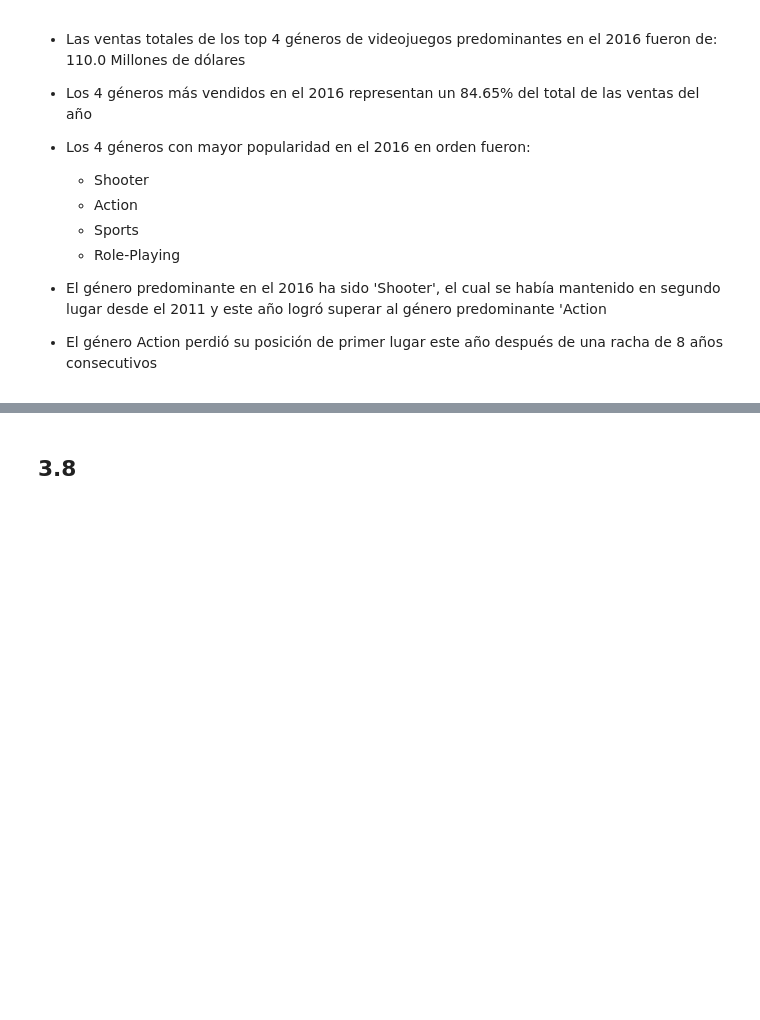
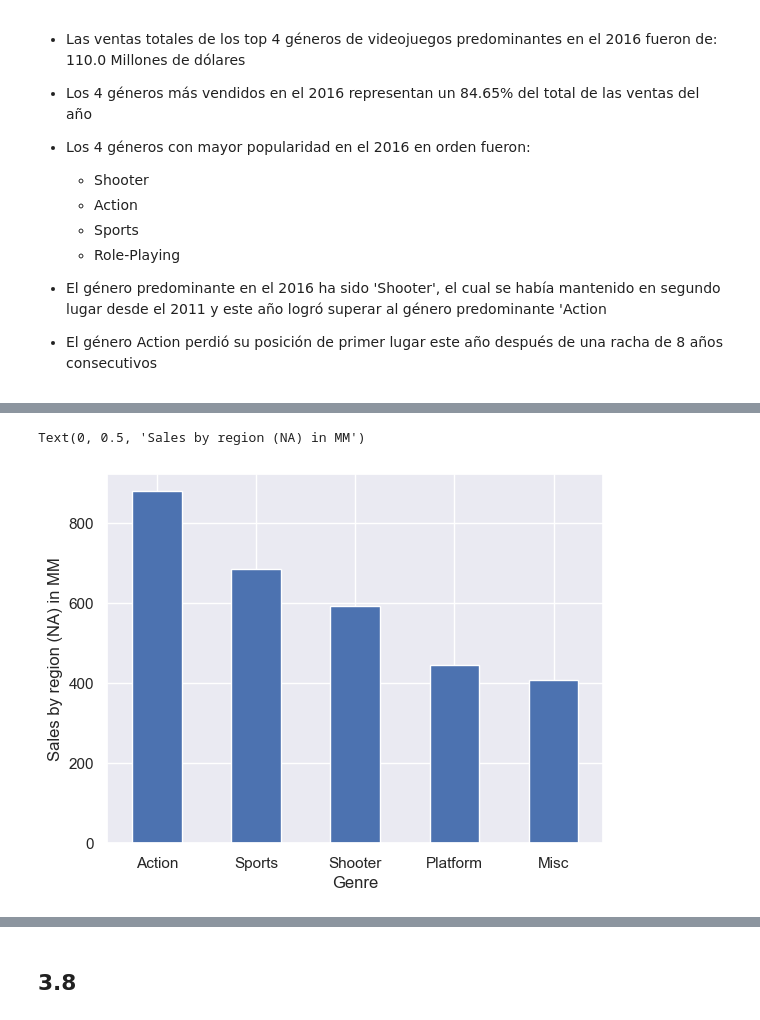
Before and after one commit to OmiHdz/project_s6, a Jupyter notebook: project_s6.ipynb, the cells around one changed output, grey strips where cells are left out. Cells and saved outputs as stored; diff of their text form; code cells hidden in the pictures; blank space fills up the shorter version.

```diff
--- a/project_s6.ipynb
+++ b/project_s6.ipynb
@@ -1256,0 +1296,8 @@ df2
+# %%
+na_genres=na_sales.groupby('genre')['na_sales'].sum().sort_values(ascending=False).head()
+na_genres.plot(kind='bar',rot=0)
+plt.xlabel('Genre')
+plt.ylabel('Sales by region (NA) in MM')
+# %% [output]
+Text(0, 0.5, 'Sales by region (NA) in MM')
+[figure, added]
```
Also changed, not shown: parts of 52 cells of this notebook.
